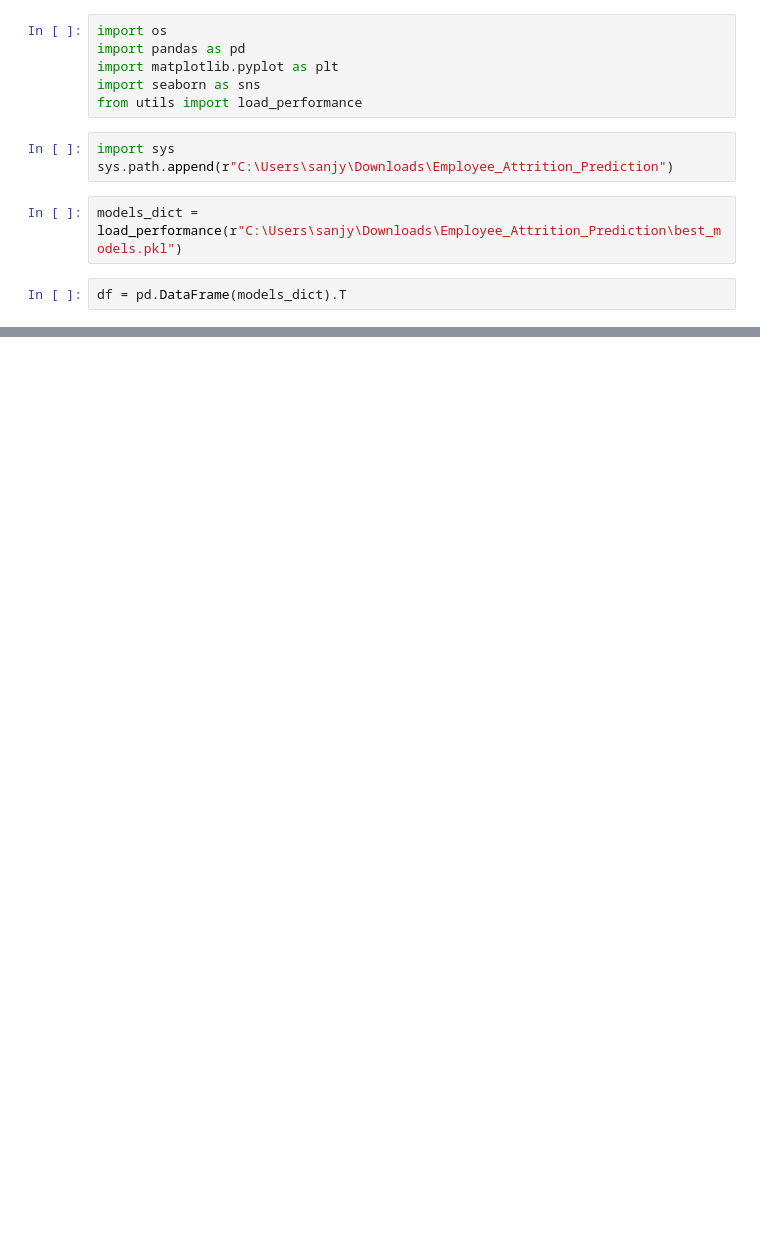
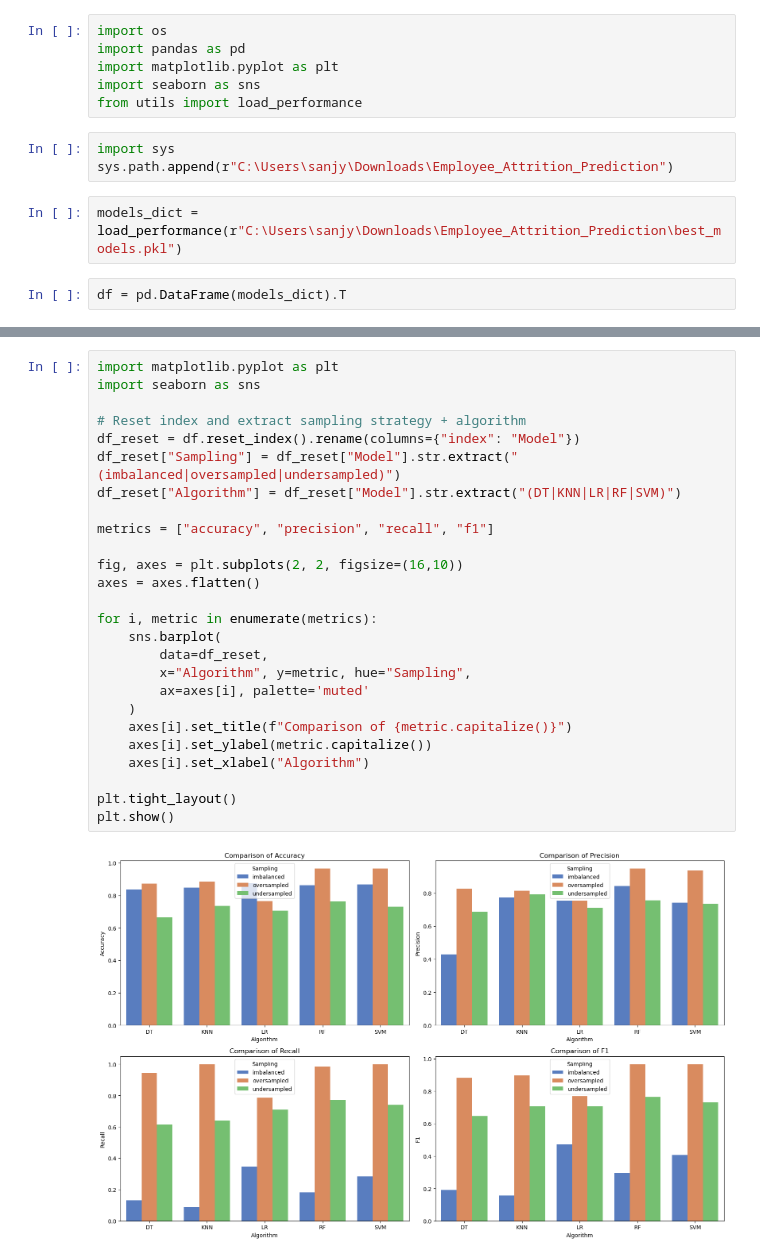
Before and after one commit to sanjyot02/Employee-Attrition-Prediction-ML, a Jupyter notebook: model_comparision.ipynb, the cells around one changed output, grey strips where cells are left out. Saved outputs shown, nothing was run; the diff lists cells and outputs as text; blank space fills up the shorter version.

```diff
--- a/model_comparision.ipynb
+++ b/model_comparision.ipynb
@@ -22,0 +93,28 @@ df
+# %%
+import matplotlib.pyplot as plt
+import seaborn as sns
+
+# Reset index and extract sampling strategy + algorithm
+df_reset = df.reset_index().rename(columns={"index": "Model"})
+df_reset["Sampling"] = df_reset["Model"].str.extract("(imbalanced|oversampled|undersampled)")
+df_reset["Algorithm"] = df_reset["Model"].str.extract("(DT|KNN|LR|RF|SVM)")
+
+metrics = ["accuracy", "precision", "recall", "f1"]
+
+fig, axes = plt.subplots(2, 2, figsize=(16,10))
+axes = axes.flatten()
+
+for i, metric in enumerate(metrics):
+    sns.barplot(
+        data=df_reset,
+        x="Algorithm", y=metric, hue="Sampling",
+        ax=axes[i], palette='muted'
+    )
+    axes[i].set_title(f"Comparison of {metric.capitalize()}")
+    axes[i].set_ylabel(metric.capitalize())
+    axes[i].set_xlabel("Algorithm")
+
+plt.tight_layout()
+plt.show()
+# %% [output]
+[figure, added]
```
Also changed, not shown: parts of 5 cells of this notebook.
